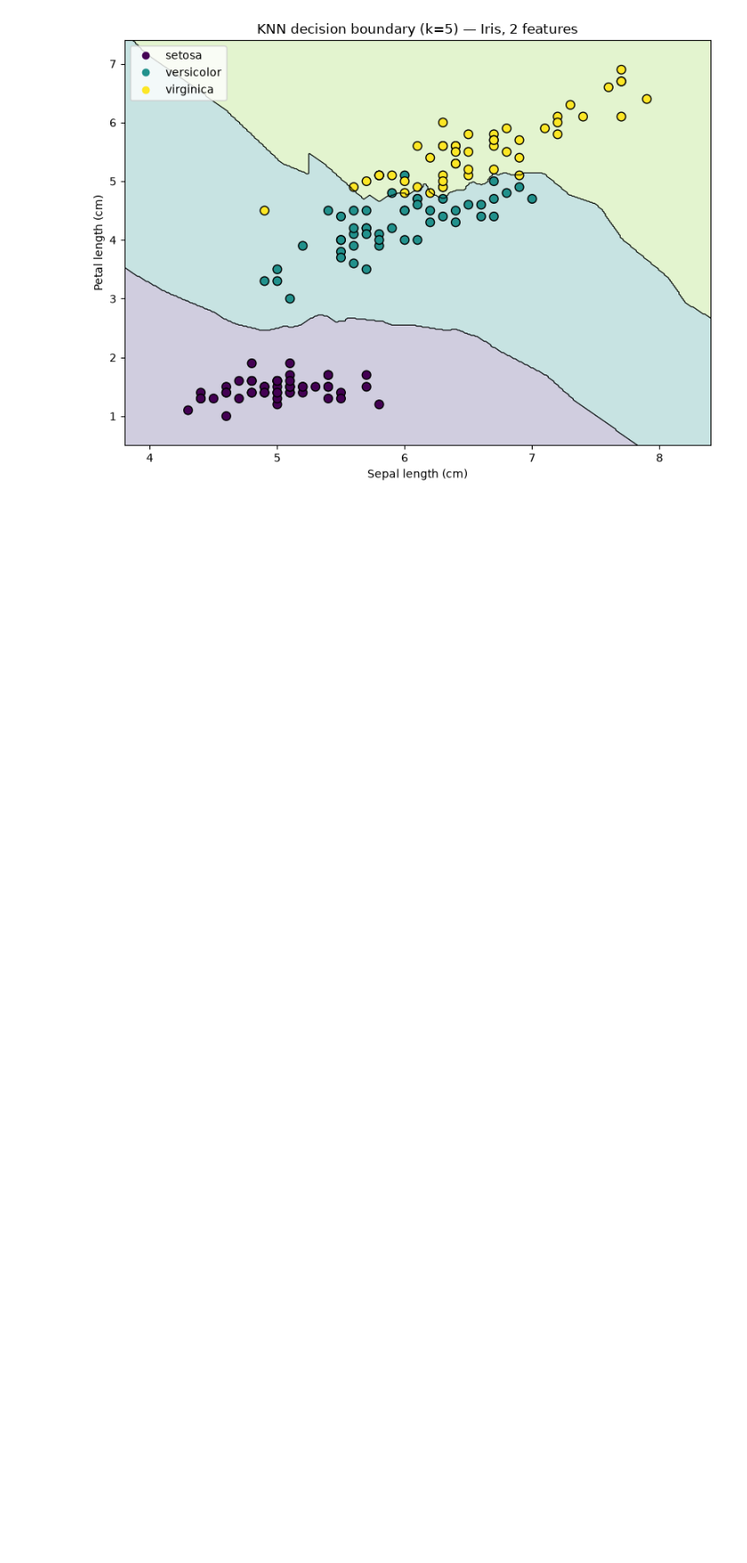
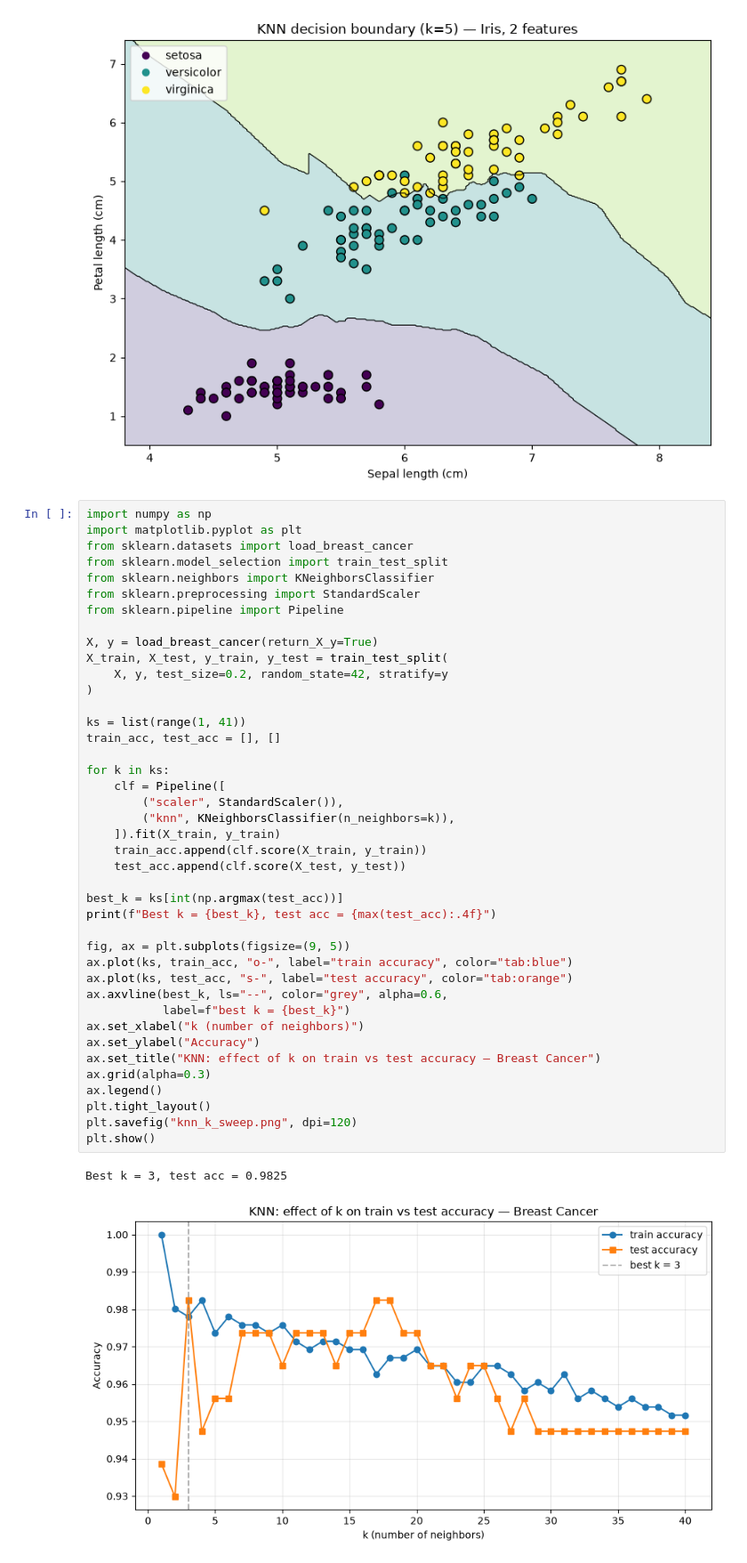
Before and after one commit to Saransh-Basu-01/AI_Engineering, a Jupyter notebook: Machine_learning_Fundamentals/KNN/sklearn.ipynb, the cells around one changed output. Shown at 89% size. Drawn from its saved outputs; the diff is of its cells as text; blank space fills up the shorter version.

```diff
--- a/Machine_learning_Fundamentals/KNN/sklearn.ipynb
+++ b/Machine_learning_Fundamentals/KNN/sklearn.ipynb
@@ -66,3 +66,47 @@ plt.savefig("knn_boundary.png", dpi=120)
 plt.show()
 # %% [output]
 [figure]
+# %%
+import numpy as np
+import matplotlib.pyplot as plt
+from sklearn.datasets import load_breast_cancer
+from sklearn.model_selection import train_test_split
+from sklearn.neighbors import KNeighborsClassifier
+from sklearn.preprocessing import StandardScaler
+from sklearn.pipeline import Pipeline
+
+X, y = load_breast_cancer(return_X_y=True)
+X_train, X_test, y_train, y_test = train_test_split(
+    X, y, test_size=0.2, random_state=42, stratify=y
+)
+
+ks = list(range(1, 41))
+train_acc, test_acc = [], []
+
+for k in ks:
+    clf = Pipeline([
+        ("scaler", StandardScaler()),
+        ("knn", KNeighborsClassifier(n_neighbors=k)),
+    ]).fit(X_train, y_train)
+    train_acc.append(clf.score(X_train, y_train))
+    test_acc.append(clf.score(X_test, y_test))
+
+best_k = ks[int(np.argmax(test_acc))]
+print(f"Best k = {best_k}, test acc = {max(test_acc):.4f}")
+
+fig, ax = plt.subplots(figsize=(9, 5))
+ax.plot(ks, train_acc, "o-", label="train accuracy", color="tab:blue")
+ax.plot(ks, test_acc, "s-", label="test accuracy", color="tab:orange")
+ax.axvline(best_k, ls="--", color="grey", alpha=0.6,
+           label=f"best k = {best_k}")
+ax.set_xlabel("k (number of neighbors)")
+ax.set_ylabel("Accuracy")
+ax.set_title("KNN: effect of k on train vs test accuracy — Breast Cancer")
+ax.grid(alpha=0.3)
+ax.legend()
+plt.tight_layout()
+plt.savefig("knn_k_sweep.png", dpi=120)
+plt.show()
+# %% [output]
+Best k = 3, test acc = 0.9825
+[figure, added]
```
Also changed, not shown: 1 other file.
